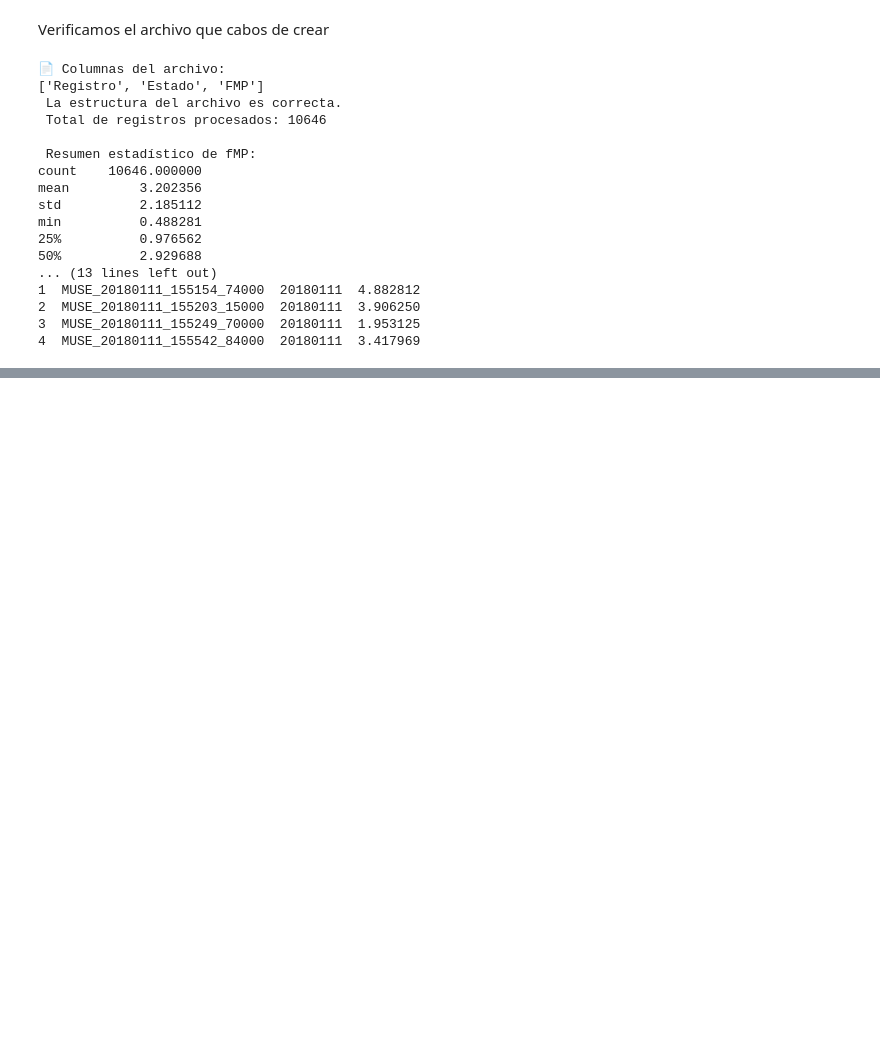
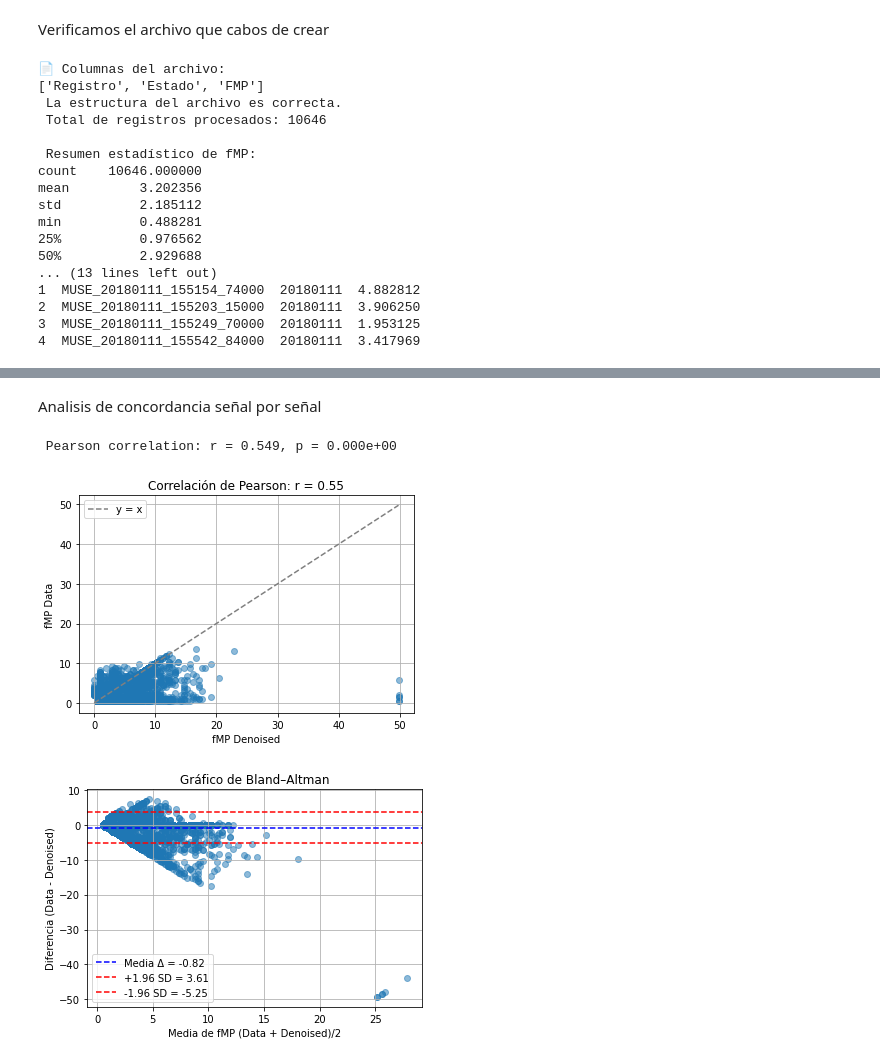
Before and after one commit to Felipeagudelom/Proyecto-3, a Jupyter notebook: Proyecto 3.ipynb, the cells around one changed output, grey strips where cells are left out. Cells and saved outputs as stored; diff of their text form; code cells hidden in the pictures; blank space fills up the shorter version.

```diff
--- a/Proyecto 3.ipynb
+++ b/Proyecto 3.ipynb
@@ -404,0 +821,62 @@ min          0.488281
+# %% [markdown]
+Analisis de concordancia señal por señal
+# %%
+import pandas as pd
+import numpy as np
+import matplotlib.pyplot as plt
+from scipy.stats import pearsonr
+
+# 1. Cargar ambos archivos y fusionarlos
+df_data = pd.read_excel("Resultados_FMP_Proyecto3_con_arritmia.xlsx")
+df_denoised = pd.read_excel("Resultados_FMP_Denoised_con_arritmia.xlsx")
+
+df_data.columns = df_data.columns.str.strip()
+df_denoised.columns = df_denoised.columns.str.strip()
+
+df_cmp = df_data.merge(df_denoised[["Registro", "FMP_denoised"]], on="Registro", how="inner")
+
+#  1. Correlación de Pearson
+
+r, p = pearsonr(df_cmp["FMP"], df_cmp["FMP_denoised"])
+print(f" Pearson correlation: r = {r:.3f}, p = {p:.3e}")
+
+# Gráfico de dispersión con línea de identidad
+plt.figure()
+plt.scatter(df_cmp["FMP_denoised"], df_cmp["FMP"], alpha=0.5)
+plt.plot([df_cmp["FMP_denoised"].min(), df_cmp["FMP_denoised"].max()],
+         [df_cmp["FMP_denoised"].min(), df_cmp["FMP_denoised"].max()],
+         color='gray', linestyle='--', label='y = x')
+plt.xlabel("fMP Denoised")
+plt.ylabel("fMP Data")
+plt.title(f"Correlación de Pearson: r = {r:.2f}")
+plt.legend()
+plt.grid(True)
+plt.show()
+
+
+# 2. Bland–Altman plot
+df_cmp["Media"] = (df_cmp["FMP"] + df_cmp["FMP_denoised"]) / 2
+df_cmp["Diferencia"] = df_cmp["FMP"] - df_cmp["FMP_denoised"]
+mean_diff = df_cmp["Diferencia"].mean()
+std_diff = df_cmp["Diferencia"].std()
+
+# Límites de concordancia
+lim_sup = mean_diff + 1.96 * std_diff
+lim_inf = mean_diff - 1.96 * std_diff
+
+# Gráfico de Bland–Altman
+plt.figure()
+plt.scatter(df_cmp["Media"], df_cmp["Diferencia"], alpha=0.5)
+plt.axhline(mean_diff, color='blue', linestyle='--', label=f"Media Δ = {mean_diff:.2f}")
+plt.axhline(lim_sup, color='red', linestyle='--', label=f"+1.96 SD = {lim_sup:.2f}")
+plt.axhline(lim_inf, color='red', linestyle='--', label=f"-1.96 SD = {lim_inf:.2f}")
+plt.xlabel("Media de fMP (Data + Denoised)/2")
+plt.ylabel("Diferencia (Data - Denoised)")
+plt.title("Gráfico de Bland–Altman")
+plt.legend()
+plt.grid(True)
+plt.show()
+# %% [output]
+ Pearson correlation: r = 0.549, p = 0.000e+00
+[figure, added]
+[figure, added]
```
Also changed, not shown: parts of 19 cells of this notebook.
